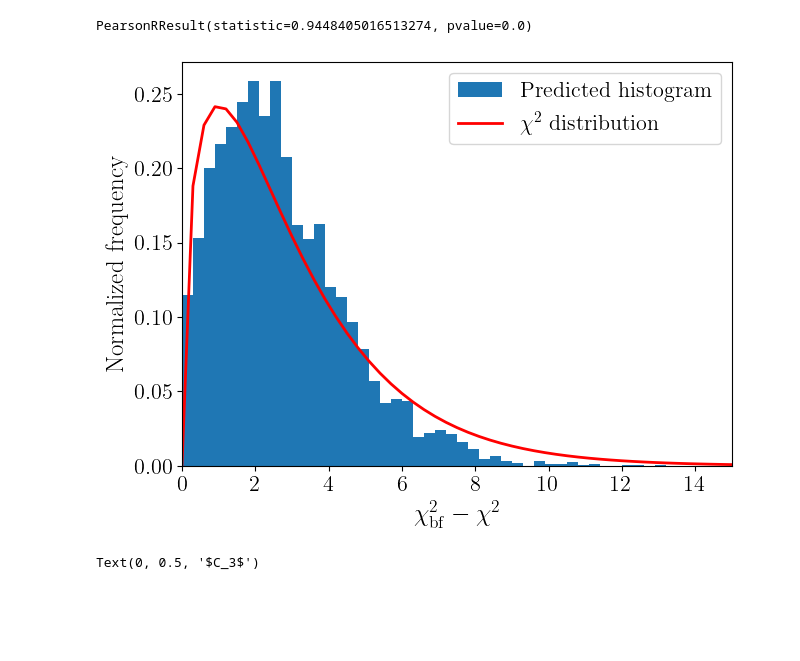
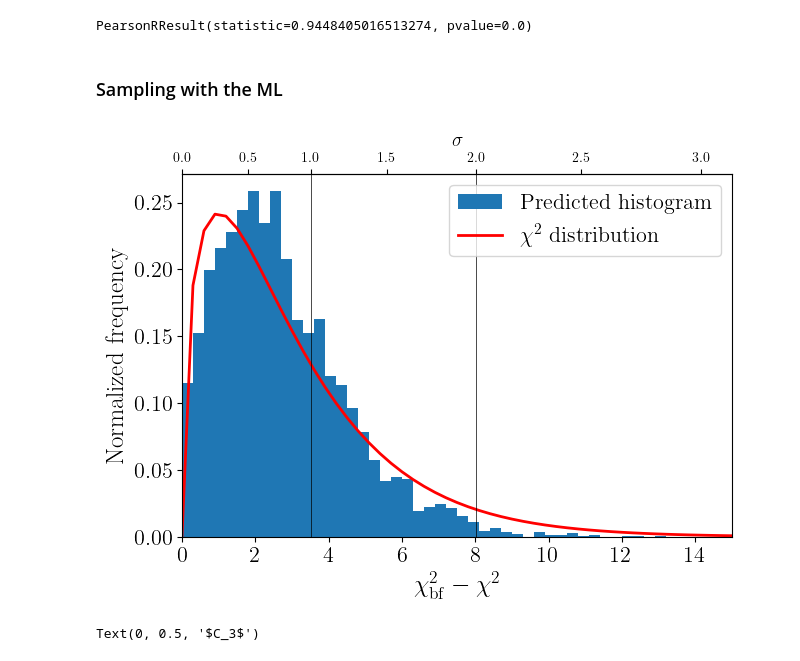
Before and after one commit to Jorge-Alda/SMEFT19-notebooks, a Jupyter notebook: PaperML/05_Training.ipynb, the cells around one changed output. Saved outputs shown, nothing was run; the diff lists cells and outputs as text; code cells hidden in the pictures; blank space fills up the shorter version.

Commit message:
Sampling and ML contours with ML

```diff
--- a/PaperML/05_Training.ipynb
+++ b/PaperML/05_Training.ipynb
@@ -211,24 +211,37 @@ while len(preds) < 5000:
         x0 = x0 + p
         newpoints.append(x0)
         preds.append(pred_p)
+# %% [markdown]
+### Sampling with the ML
 # %%
 import matplotlib.pyplot as plt
 from scipy.stats import chi2
 import numpy as np
+from flavio.statistics.functions import delta_chi2, pull
 
-_ = plt.hist(-2*d['L'] - 2*np.array(preds), bins=50, range=(0,15), density=True, label='Predicted histogram')
+_ = plt.hist(list(-2*d['L'] - 2*np.array(preds)), bins=50, range=(0,15), density=True, label='Predicted histogram')
 plt.plot(np.linspace(0,15,51), chi2(3).pdf(np.linspace(0,15,51)), label=r'$\chi^2$ distribution', lw=2, c='r')
 plt.xlim([0,15])
 plt.xlabel(r'$\chi^2_\mathrm{bf} - \chi^2$', fontsize=18)
 plt.ylabel('Normalized frequency', fontsize=18)
 plt.legend(fontsize=16)
 plt.xticks(fontsize=16)
 plt.yticks(fontsize=16)
+plt.axvline(delta_chi2(1, 3), lw=0.5, c='k')
+plt.axvline(delta_chi2(2, 3), lw=0.5, c='k')
+ax = plt.gca()
+chi2sigma = np.vectorize(lambda x: pull(x, 3), otypes=[float])
+#chi2sigma = lambda x: print(x)
+sigma2chi = np.vectorize(lambda x: delta_chi2(x, 3), otypes=[float])
+#sigma2chi = lambda x: print(str(type(x)) + '\t' + str(x))
+#sigma2chi = lambda x: print([delta_chi2(x0, 3) for x0 in x])
+ax_sigma = ax.secondary_xaxis('top', functions=(chi2sigma, sigma2chi))
+ax_sigma.set_xlabel(r"$\sigma$")
 plt.tight_layout(pad=0.5)
 plt.savefig('../data/plots/hist_xgb_III.pdf')
 plt.savefig('../data/plots/hist_xgb_III.pgf')
 # %% [output]
-[figure, old version]
+[figure, new version]
 # %%
 fig = plt.figure(figsize=(8,8))
 plt.scatter([p[0] for p in newpoints], [p[1] for p in newpoints], s=1.1, c=preds, cmap='plasma')
```
Also changed, not shown: parts of 17 cells of this notebook, 18 other files.
